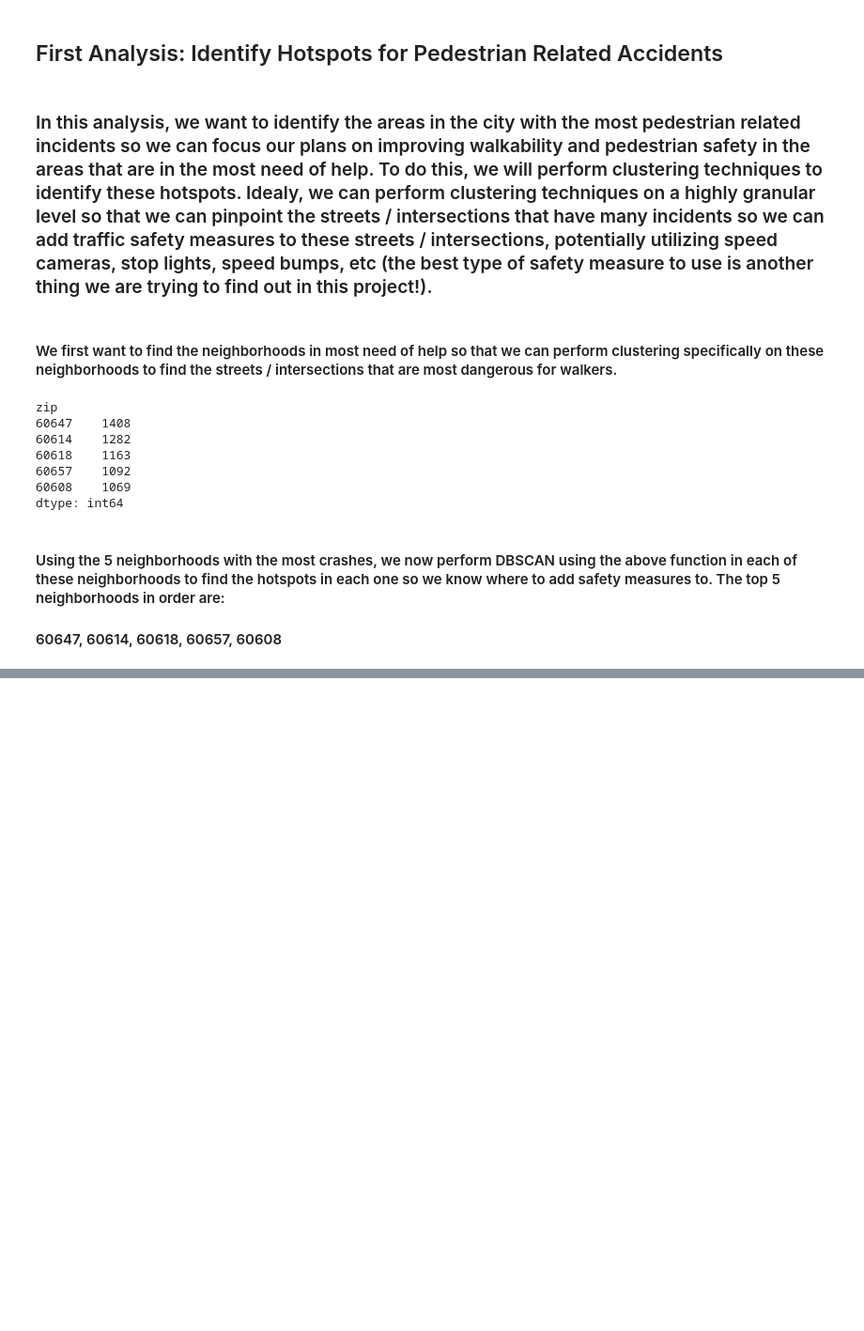
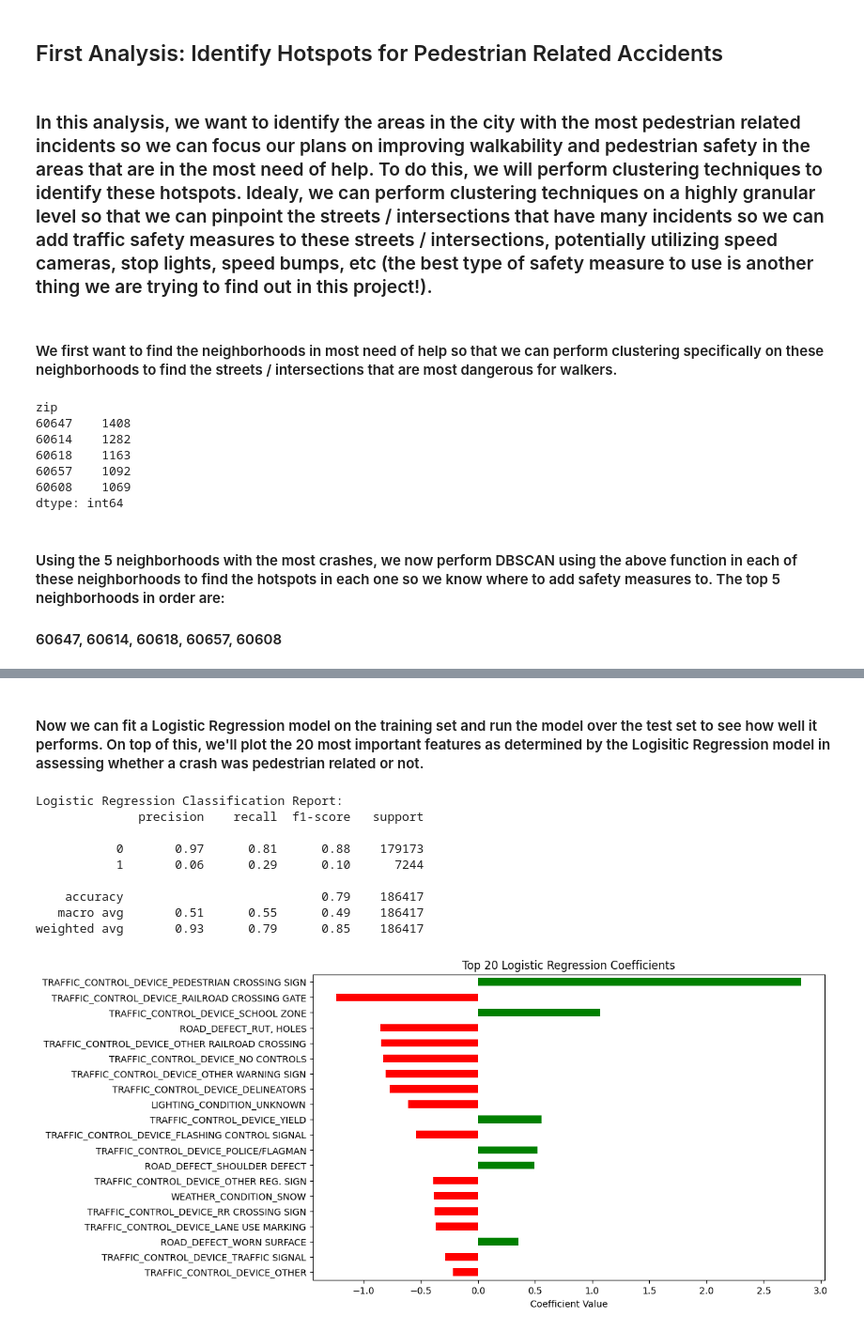
Before and after one commit to shaddad3/Project-WalkSafe, a Jupyter notebook: progess_report.ipynb, the cells around one changed output, grey strips where cells are left out. Shown at 94% size. Cells and saved outputs as stored; diff of their text form; code cells hidden in the pictures; blank space fills up the shorter version.

Commit message:
mostly complete ML analysis 2 - feature importance

```diff
--- a/progess_report.ipynb
+++ b/progess_report.ipynb
@@ -327,0 +339,13 @@ clustered_df = neighborhood_dbscan(pedestrian_crash_df, zip_code='60608', eps_me
+# %%
+ped_crash_df = crash_df
+ped_crash_df['pedestrian_related_crash'] = (crash_df['FIRST_CRASH_TYPE'] == 'PEDESTRIAN') | (crash_df['FIRST_CRASH_TYPE'] == 'PEDALCYCLIST')
+ped_crash_df
+
+# only use columns that could be influential to determining if an incident is pedestrian related
+data = ped_crash_df[['POSTED_SPEED_LIMIT', 'TRAFFIC_CONTROL_DEVICE', 'WEATHER_CONDITION', 'LIGHTING_CONDITION', 'ROAD_DEFECT']]
+
+# simple one-hot encoding for categorical columns
+data = pd.get_dummies(data, drop_first=True)
+
+# create labels to use in train/testing (labels will be 0 for non pedestrian, 1 for pedestrian)
+class_label = ped_crash_df['pedestrian_related_crash'].astype(int)
@@ -327,0 +354,3 @@ clustered_df = neighborhood_dbscan(pedestrian_crash_df, zip_code='60608', eps_me
+# %%
+# split data into train and test sets ---- MAYBE DO VALIDATION TOO??????
+X_train, X_test, y_train, y_test = train_test_split(data, class_label, test_size=0.2)
@@ -327,0 +365,49 @@ clustered_df = neighborhood_dbscan(pedestrian_crash_df, zip_code='60608', eps_me
+# %% [markdown]
+#### Now we can fit a Logistic Regression model on the training set and run the model over the test set to see how well it performs. On top of this, we'll plot the 20 most important features as determined by the Logisitic Regression model in assessing whether a crash was pedestrian related or not.
+# %%
+# Create a logistic regression model and then train it on the training set
+# note: it is important we add class_weight={0: 1, 1: 18} as our dataset is highly
+# imbalanced (~37k pedestrian accidents, ~930k total accidents). This parameter
+# helps the model not just predict a class of 0 (non pedestrian) everytime and
+# attempt to learn something meaningful from the data. We are weighting class 1
+# 18 times more heavily to try and offset the imbalance. We landed on 18 by testing
+# various values such as 10, 20, 15, and so on until we landed on 18 as the best value.
+log_regression = LogisticRegression(max_iter=1000, class_weight={0: 1, 1: 18})
+log_regression.fit(X_train, y_train)
+
+# Run the model on the test set and print the classification report, as this gives
+# us important details such as accuracy, precision, recall, and f1 score
+print("Logistic Regression Classification Report:")
+print(classification_report(y_test, log_regression.predict(X_test)))
+
+# Getting the feature importance of the attributes to see which are most important as determined by Logisitic Regression
+coeffs = pd.Series(log_regression.coef_[0], index=X_train.columns)
+
+# Get top 20 features by absolute coefficient values to see the most influencial attributes
+top_coeffs = coeffs.abs().sort_values(ascending=False).head(20)
+top_features = top_coeffs.index
+top_values = coeffs[top_features]
+
+# Add some coloring for a more interpretable plot below
+colors = ['green' if val > 0 else 'red' for val in top_values]
+
+# Plot horizontal bar chart of the coefficients to show the most
+# influencial attributes and the direction they influence the prediction
+# (green means increases likelihood of pedestrian crash, red vice versa)
+plt.figure(figsize=(10, 6))
+top_values.plot(kind='barh', color=colors)
+plt.title("Top 20 Logistic Regression Coefficients")
+plt.xlabel("Coefficient Value")
+plt.gca().invert_yaxis()  # Highest at the top
+plt.show()
+# %% [output]
+Logistic Regression Classification Report:
+              precision    recall  f1-score   support
+
+           0       0.97      0.81      0.88    179173
+           1       0.06      0.29      0.10      7244
+
+    accuracy                           0.79    186417
+   macro avg       0.51      0.55      0.49    186417
+weighted avg       0.93      0.79      0.85    186417
+[figure, added]
```
Also changed, not shown: parts of 17 cells of this notebook.
